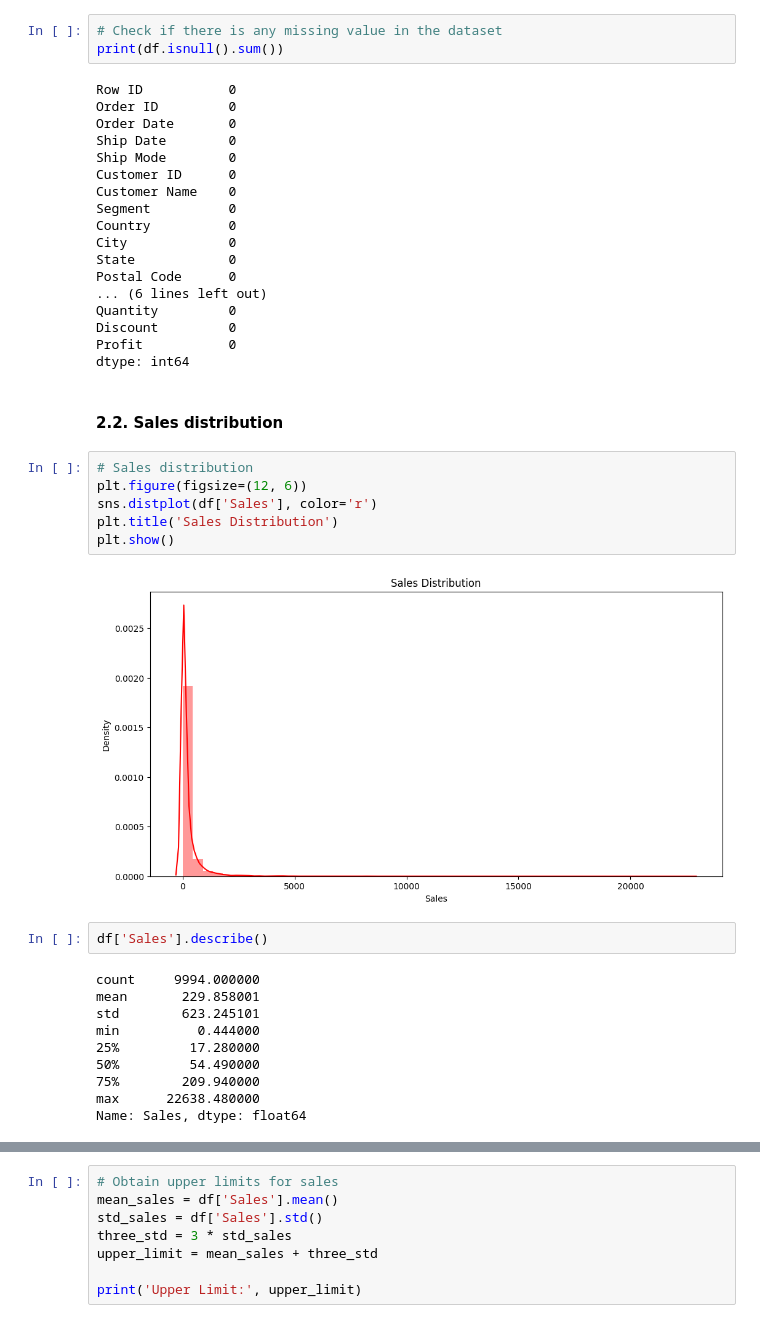
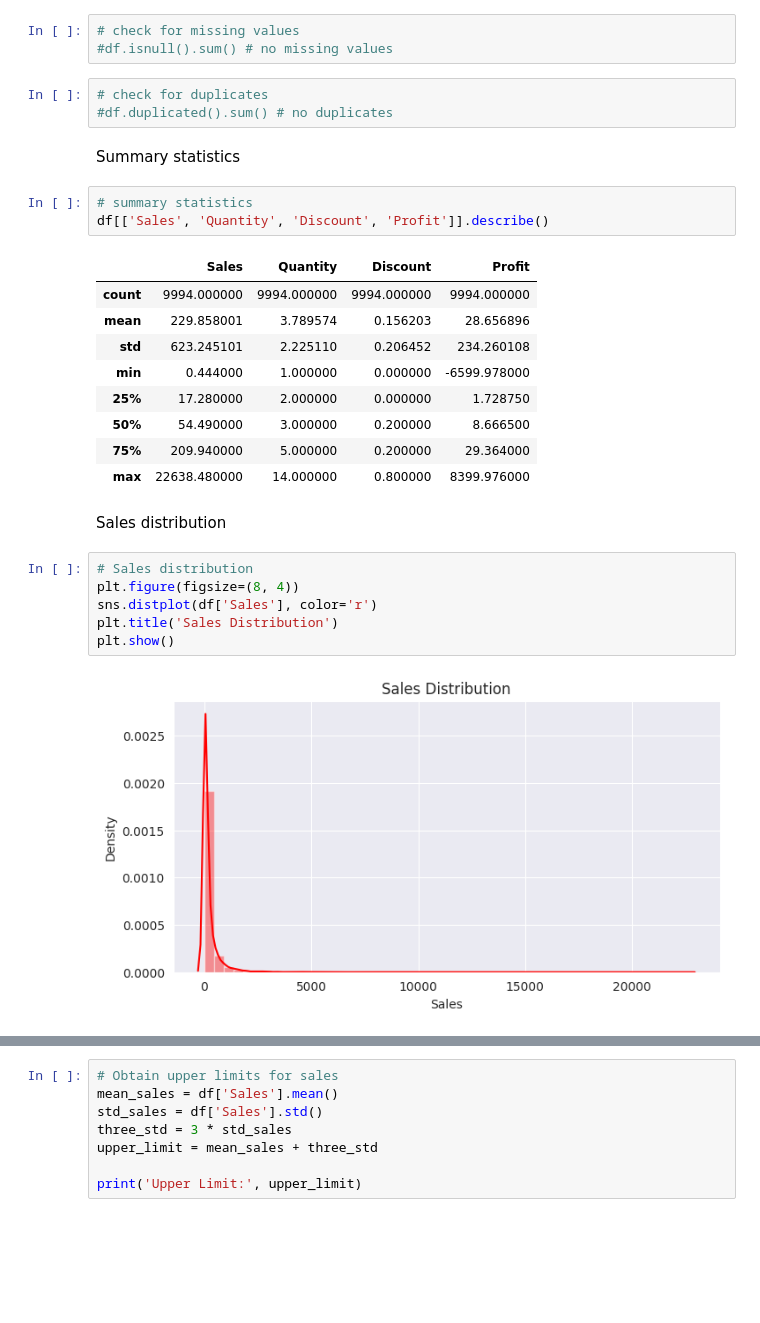
Before and after one commit to mijanr/PredEngine, a Jupyter notebook: anomaly_detection/RetailStoreSales.ipynb, the cells around one changed output, grey strips where cells are left out. Saved outputs shown, nothing was run; the diff lists cells and outputs as text; blank space fills up the shorter version.

```diff
--- a/anomaly_detection/RetailStoreSales.ipynb
+++ b/anomaly_detection/RetailStoreSales.ipynb
@@ -30,43 +40,31 @@ df.head(2)
-# %%
-# Check if there is any missing value in the dataset
-print(df.isnull().sum())
-# %% [output]
-Row ID           0
-Order ID         0
-Order Date       0
-Ship Date        0
-Ship Mode        0
-Customer ID      0
-Customer Name    0
-Segment          0
-Country          0
-City             0
-State            0
-Postal Code      0
-... (6 lines left out)
-Quantity         0
-Discount         0
-Profit           0
-dtype: int64
-# %% [markdown]
-#### 2.2. Sales distribution
+# %%
+# check for missing values
+#df.isnull().sum() # no missing values
+# %%
+# check for duplicates
+#df.duplicated().sum() # no duplicates
+# %% [markdown]
+Summary statistics
+# %%
+# summary statistics
+df[['Sales', 'Quantity', 'Discount', 'Profit']].describe()
+# %% [output]
+|  | Sales | Quantity | Discount | Profit |
+| count | 9994.000000 | 9994.000000 | 9994.000000 | 9994.000000 |
+| mean | 229.858001 | 3.789574 | 0.156203 | 28.656896 |
+| std | 623.245101 | 2.225110 | 0.206452 | 234.260108 |
+| min | 0.444000 | 1.000000 | 0.000000 | -6599.978000 |
+| 25% | 17.280000 | 2.000000 | 0.000000 | 1.728750 |
+| 50% | 54.490000 | 3.000000 | 0.200000 | 8.666500 |
+| 75% | 209.940000 | 5.000000 | 0.200000 | 29.364000 |
+| max | 22638.480000 | 14.000000 | 0.800000 | 8399.976000 |
+# %% [markdown]
+Sales distribution
 # %%
 # Sales distribution
-plt.figure(figsize=(12, 6))
+plt.figure(figsize=(8, 4))
 sns.distplot(df['Sales'], color='r')
 plt.title('Sales Distribution')
 plt.show()
 # %% [output]
-[figure, old version]
+[figure, new version]
-# %%
-df['Sales'].describe()
-# %% [output]
-count     9994.000000
-mean       229.858001
-std        623.245101
-min          0.444000
-25%         17.280000
-50%         54.490000
-75%        209.940000
-max      22638.480000
-Name: Sales, dtype: float64
```
Also changed, not shown: parts of 33 cells of this notebook.
